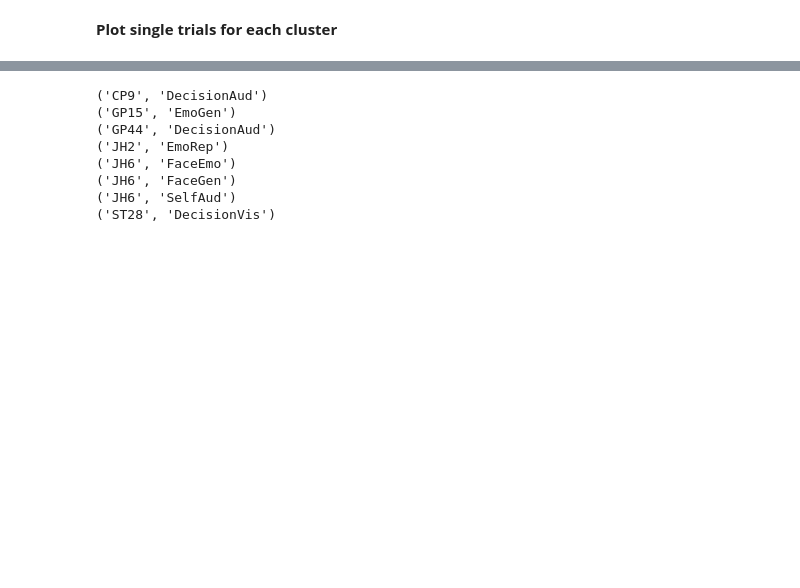
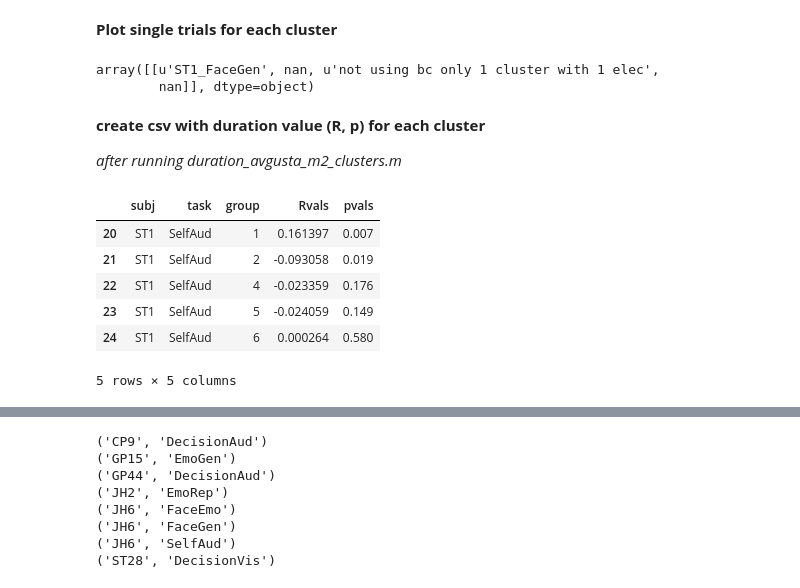
Before and after one commit to matarhaller/ECOGpy, a Jupyter notebook: clusters_singletrials.ipynb, the cells around one changed output, grey strips where cells are left out. Drawn from its saved outputs; the diff is of its cells as text; code cells hidden in the pictures; blank space fills up the shorter version.

```diff
--- a/clusters_singletrials.ipynb
+++ b/clusters_singletrials.ipynb
@@ -19,6 +19,6 @@ import itertools
 SJdir = '/home/knight/matar/MATLAB/DATA/Avgusta/'
 PCAdir = os.path.join(SJdir, 'PCA')
 
-filename = 'groupidx.csv'
-filename = os.path.join(datafolder, filename)
+filename = 'groupidx_hclust.csv'
+filename = os.path.join(PCAdir, 'hclust', filename)
 df = pd.DataFrame.from_csv(filename,index_col = [0,1], parse_dates = False)
@@ -34,5 +25,14 @@ lines = [x[0:-1] for x in lines]
+# %%
+#get list of subjects/task (those with recons)
+reconlist = '/home/knight/matar/MATLAB/DATA/Avgusta/PCA/reconlist.xlsx'
+reconlist = pd.ExcelFile(reconlist).parse('Sheet1')
 # %% [markdown]
 <b>Plot single trials for each cluster</b>
+# %%
+reconlist.values[[19]]
+# %% [output]
+array([[u'ST1_FaceGen', nan, u'not using bc only 1 cluster with 1 elec',
+        nan]], dtype=object)
 # %%
 #plot single trials for each cluster
 datadir = os.path.join(SJdir, 'Subjs')
@@ -85,2 +88,51 @@ for i in np.arange(len(lines)):
         plt.savefig(filename)
         plt.close()
+# %% [markdown]
+<b>create csv with duration value (R, p) for each cluster</b>
+
+<i>after running duration_avgusta_m2_clusters.m</i>
+# %%
+import glob
+Rvals = list(); pvals = list(); subjs = list(); tasks = list(); clusters = list()
+SJdir = '/home/knight/matar/MATLAB/DATA/Avgusta/'
+sigvalues = glob.glob(os.path.join(SJdir, 'PCA','duration_hclust','*sigvalues.mat'))
+subjs = list(); tasks = list(); pvals = list(); Rvals = list(); clusters = list()
+for s in sigvalues:
+    subj = s.split('/')[-1].split('_')[0]
+    task = s.split('/')[-1].split('_')[1]
+
+    #clusterfiles = glob.glob(os.path.join(SJdir, 'PCA','duration_hclust', subj+'_'+task+'*c*.mat'))
+    #print [c.split('_')[2][1:] for c in clusterfiles]
+    #print clusterfiles
+    #tmp = list()
+    #[tmp.append(int(c.split('_')[2][1:])) for c in clusterfiles] #cluster indices (1 indexed)
+    #cs = tmp
+
+    data = spio.loadmat(s, struct_as_record = True)
+    R = data['Rvals'][data['Rvals']!=0]
+    p = data['pvals'][data['Rvals']!=0]
+    cs = data['clusters'][data['Rvals']!=0]
+    cs = [int(x[0].split('_')[-1].split('.')[0][1]) for x in cs]
+
+    Rvals.extend(R)
+    pvals.extend(p)
+    clusters.extend(cs)
+
+    #clusters.extend(np.array(cs))
+    subjs.extend(tile(subj,len(cs)))
+    tasks.extend(tile(task,len(cs)))
+
+    d = {'Rvals':Rvals, 'pvals':pvals, 'group':clusters, 'subj':subjs, 'task' : tasks}
+df = pd.DataFrame(d)
+df = df[['subj','task','group','Rvals','pvals']]
+df.to_csv(os.path.join(SJdir, 'PCA', 'duration_hclust', 'dur_clusters.csv'))
+# %%
+df[(df.subj.isin(['ST1'])) & (df.task.isin(['SelfAud']))]
+# %% [output]
+|  | subj | task | group | Rvals | pvals |
+| 20 | ST1 | SelfAud | 1 | 0.161397 | 0.007 |
+| 21 | ST1 | SelfAud | 2 | -0.093058 | 0.019 |
+| 22 | ST1 | SelfAud | 4 | -0.023359 | 0.176 |
+| 23 | ST1 | SelfAud | 5 | -0.024059 | 0.149 |
+| 24 | ST1 | SelfAud | 6 | 0.000264 | 0.580 |
+5 rows × 5 columns
```
Also changed, not shown: parts of 9 cells of this notebook, 13 other files.
